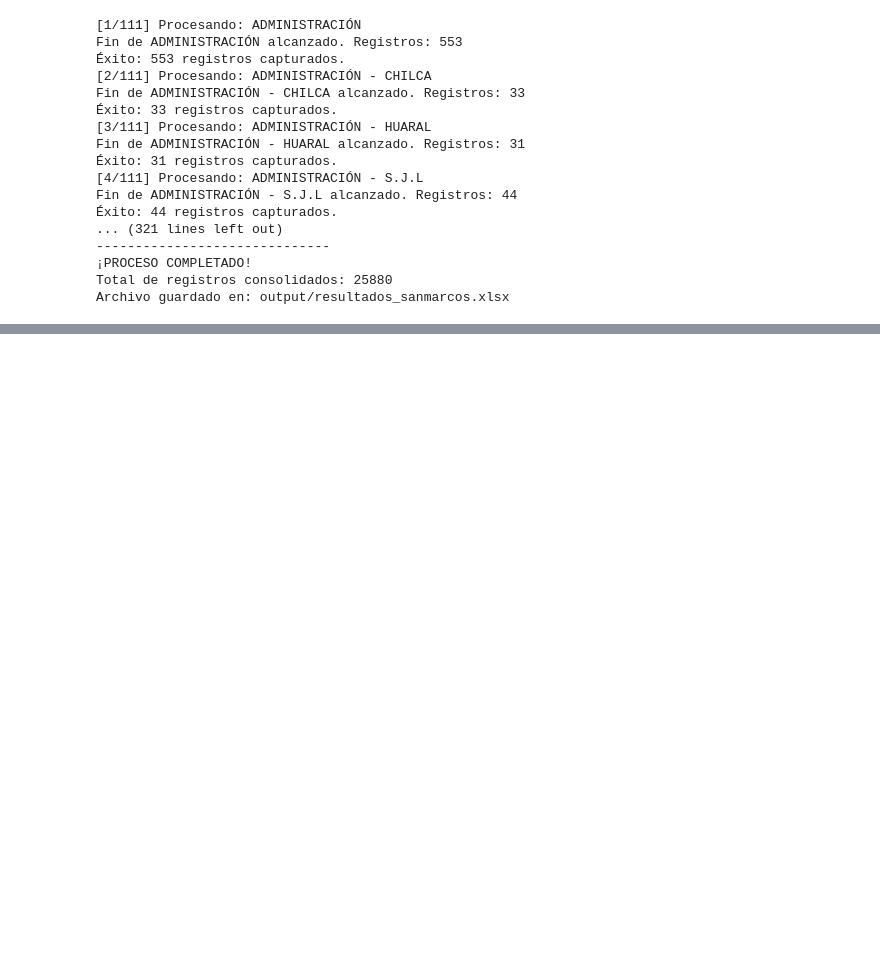
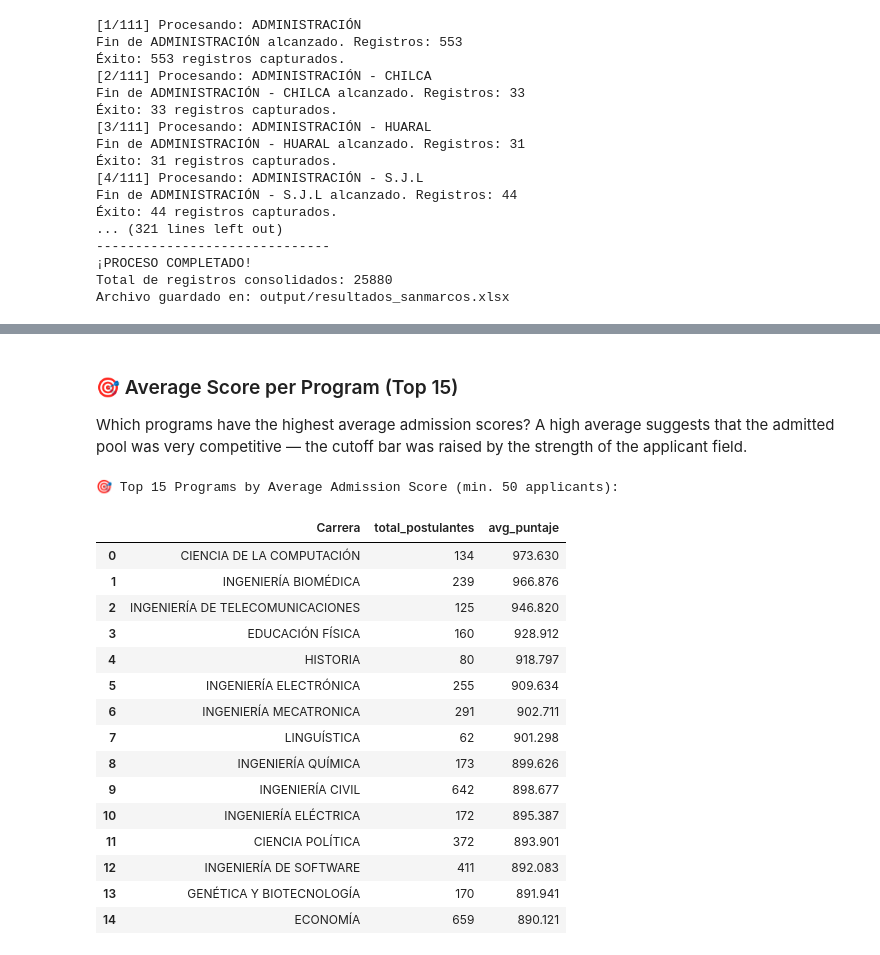
Before and after one commit to alejandroventuraventurameza-tech/Scraping_data, a Jupyter notebook: scraper.ipynb, the cells around one changed output, grey strips where cells are left out. Drawn from its saved outputs; the diff is of its cells as text; code cells hidden in the pictures; blank space fills up the shorter version.

```diff
--- a/scraper.ipynb
+++ b/scraper.ipynb
@@ -220,0 +364,15 @@ Archivo guardado en: output/resultados_sanmarcos.xlsx
+# %%
+# Convertimos Puntaje a numérico (algunos valores pueden ser strings)
+df_final["Puntaje"] = pd.to_numeric(df_final["Puntaje"], errors="coerce")
+
+# Top 10 puntajes más altos
+top_scores = (
+    df_final[["Apellidos y Nombres", "Carrera", "Puntaje", "Observación"]]
+    .dropna(subset=["Puntaje"])
+    .sort_values("Puntaje", ascending=False)
+    .head(10)
+    .reset_index(drop=True)
+)
+
+print("🥇 Top 10 Highest Scores Across All Programs:")
+display(top_scores)
@@ -220,0 +422,38 @@ Archivo guardado en: output/resultados_sanmarcos.xlsx
+# %% [markdown]
+### 🎯 Average Score per Program (Top 15)
+
+Which programs have the highest average admission scores? A high average suggests that the admitted pool was very competitive — the cutoff bar was raised by the strength of the applicant field.
+# %%
+# Promedio de puntaje por carrera — solo carreras con al menos 50 postulantes
+# (evitamos distorsiones por muestras pequeñas como Danza o carreras de sede)
+avg_score_by_carrera = (
+    df_final.groupby("Carrera")
+    .agg(total_postulantes=("Puntaje", "count"), avg_puntaje=("Puntaje", "mean"))
+    .reset_index()
+    .query("total_postulantes >= 50")  # mínimo 50 registros para que el promedio sea representativo
+    .sort_values("avg_puntaje", ascending=False)
+    .head(15)
+    .reset_index(drop=True)
+)
+avg_score_by_carrera["avg_puntaje"] = avg_score_by_carrera["avg_puntaje"].round(3)
+
+print("🎯 Top 15 Programs by Average Admission Score (min. 50 applicants):")
+display(avg_score_by_carrera)
+# %% [output]
+🎯 Top 15 Programs by Average Admission Score (min. 50 applicants):
+|  | Carrera | total_postulantes | avg_puntaje |
+| 0 | CIENCIA DE LA COMPUTACIÓN | 134 | 973.630 |
+| 1 | INGENIERÍA BIOMÉDICA | 239 | 966.876 |
+| 2 | INGENIERÍA DE TELECOMUNICACIONES | 125 | 946.820 |
+| 3 | EDUCACIÓN FÍSICA | 160 | 928.912 |
+| 4 | HISTORIA | 80 | 918.797 |
+| 5 | INGENIERÍA ELECTRÓNICA | 255 | 909.634 |
+| 6 | INGENIERÍA MECATRONICA | 291 | 902.711 |
+| 7 | LINGUÍSTICA | 62 | 901.298 |
+| 8 | INGENIERÍA QUÍMICA | 173 | 899.626 |
+| 9 | INGENIERÍA CIVIL | 642 | 898.677 |
+| 10 | INGENIERÍA ELÉCTRICA | 172 | 895.387 |
+| 11 | CIENCIA POLÍTICA | 372 | 893.901 |
+| 12 | INGENIERÍA DE SOFTWARE | 411 | 892.083 |
+| 13 | GENÉTICA Y BIOTECNOLOGÍA | 170 | 891.941 |
+| 14 | ECONOMÍA | 659 | 890.121 |
```
Also changed, not shown: parts of 16 cells of this notebook.
